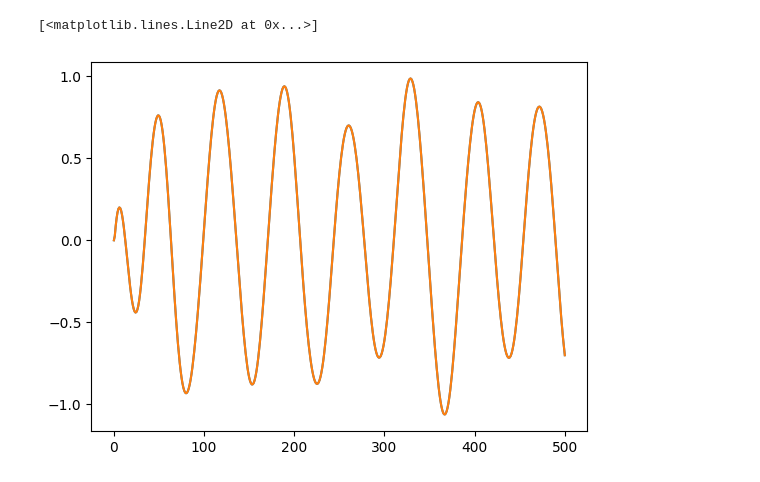
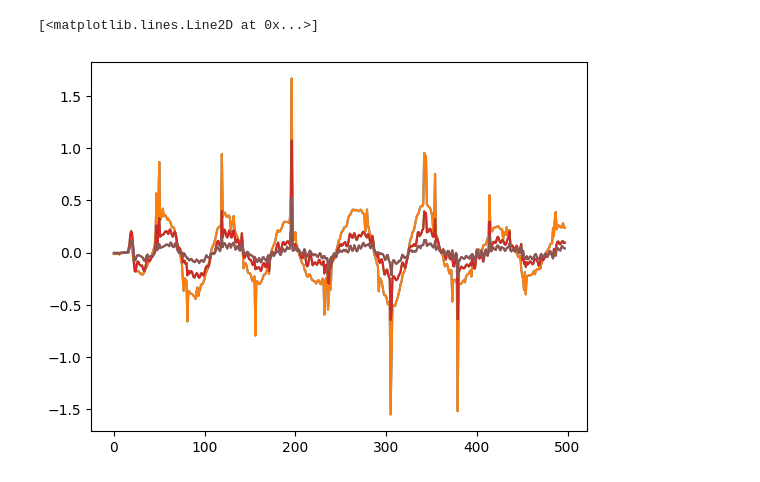
Before and after one commit to patrick-benito/trunk-gnn, a Jupyter notebook: scripts/visualize_dataset.ipynb, the cells around one changed output. Saved outputs shown, nothing was run; the diff lists cells and outputs as text; code cells hidden in the pictures.

```diff
--- a/scripts/visualize_dataset.ipynb
+++ b/scripts/visualize_dataset.ipynb
@@ -6,14 +6,14 @@ import matplotlib.pyplot as plt
 from trunk_filter.composite_filter import NonCausalTrunkFilter
 from trunk_filter.utils import integrate_positions_from_velocity, get_data_array_from_dataframe, get_dataframe_from_data_array
 # %%
-df = pd.read_csv('../data/mass_100g_harmonic_test_1_short/test/1/raw/data.csv')
-df1 = pd.read_csv('../data/mass_100g_harmonic_test_1_short/train/raw/data.csv')
-index = 4
+df = pd.read_csv('../data/real/long-35-0-1/test/4/raw/data.csv')
+df1 = pd.read_csv('../data/real/long-35-0-1/test/4/raw/data.csv')
+index = 2
 # %%
-start = int(0)
-delta = 10000
+start = int(000)
+delta = 300000
 df = df.iloc[start:start+delta]
 df1 = df1[start:start+delta]
 
-len(df1)
+print(len(df), len(df1))
 # %% [output]
@@ -33,8 +33,17 @@ plt.plot(df1['y4'], label='y3 (mass 10g)')
 # %%
+index = 4
 plt.plot(df[f'vx{index}'], label='x3')
 plt.plot(df1[f'vx{index}'], label='x3 (mass 100g)')
+
+index = 3
+plt.plot(df[f'vx{index}'], label='x3')
+plt.plot(df1[f'vx{index}'], label='x3 (mass 100g)')
+
+index = 2
+plt.plot(df[f'vx{index}'], label='x3')
+plt.plot(df1[f'vx{index}'], label='x3 (mass 100g)')
 # %% [output]
 [<matplotlib.lines.Line2D at 0x...>]
-[figure, old version]
+[figure, new version]
 # %%
 plt.plot(df['ux1'])
```
Also changed, not shown: parts of 11 cells of this notebook, 1 other file.
